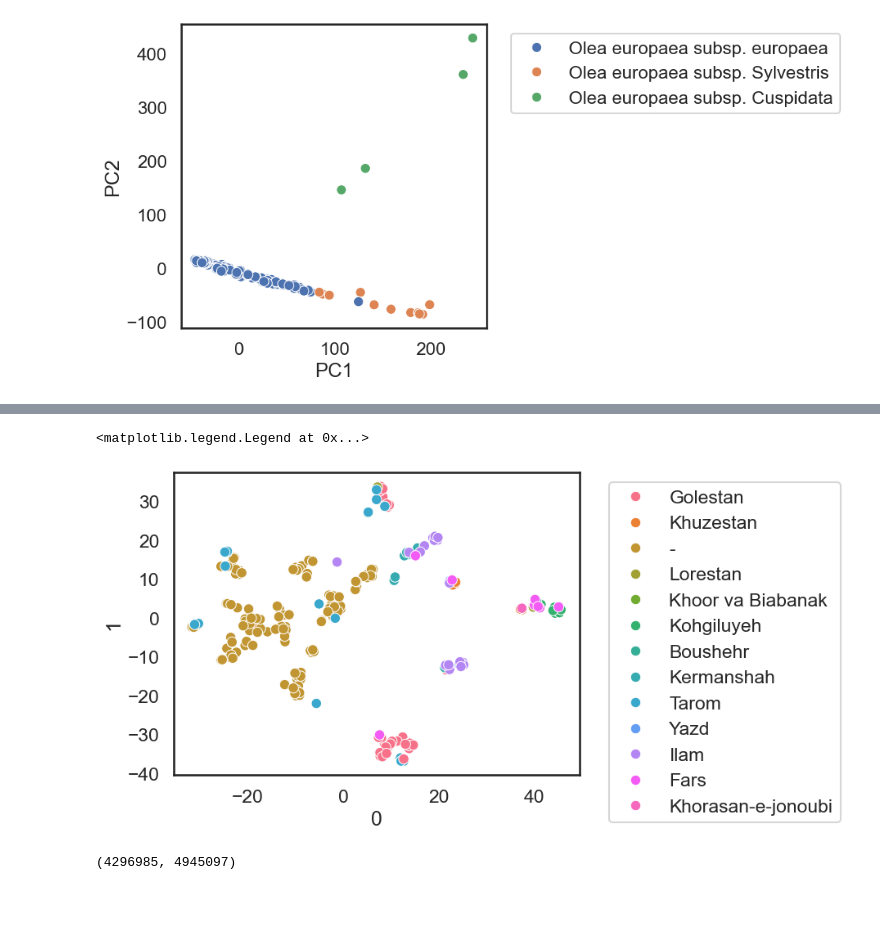
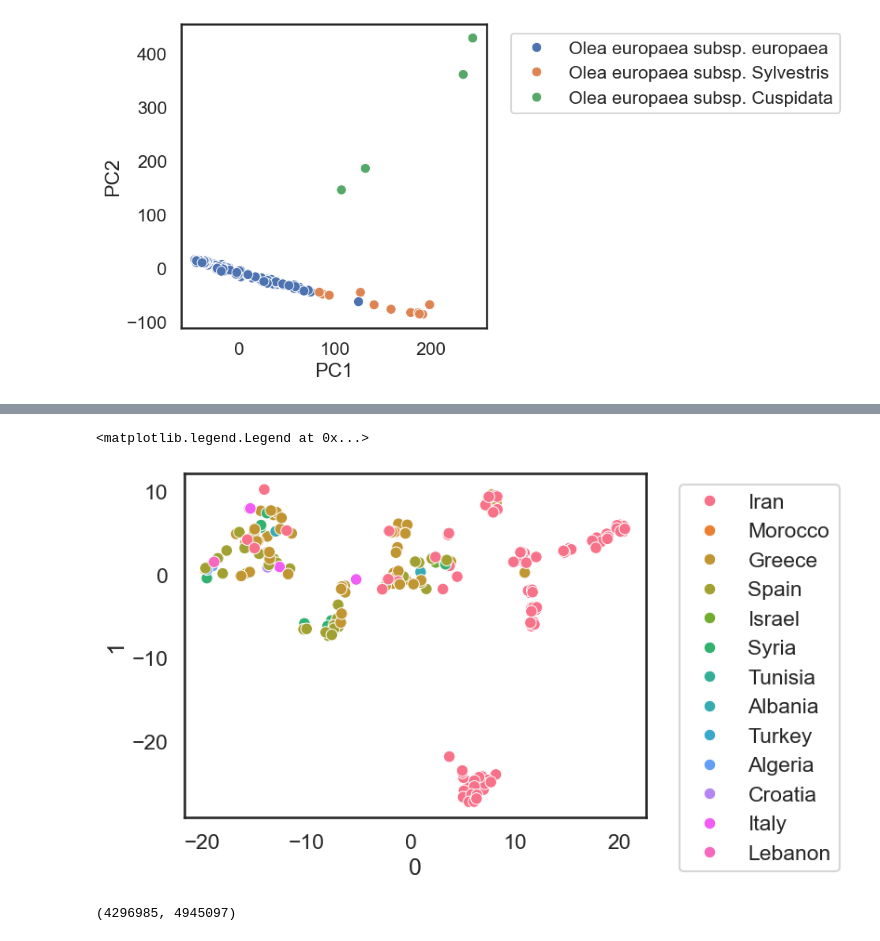
Before and after one commit to acg-team/Olive_STRs, a Jupyter notebook: notebook/preprocessing.ipynb, the cells around one changed output, grey strips where cells are left out. Cells and saved outputs as stored; diff of their text form; code cells hidden in the pictures; blank space fills up the shorter version.

```diff
--- a/notebook/preprocessing.ipynb
+++ b/notebook/preprocessing.ipynb
@@ -36,13 +40,14 @@ df_str.to_csv("./data/filtered_df.csv")
 # %%
+df_str = pd.read_csv("../data/filtered_df.csv", index_col=0)
 k_imp = SimpleImputer(missing_values = np.nan, strategy = "mean")
 scaler = StandardScaler()
-model = PCA(n_components = 30,
+model = PCA(n_components = 10,
                 random_state=42)
 
 df_imputed = k_imp.fit_transform(df_str.T)
 df_scaled = scaler.fit_transform(df_imputed)
 pca_data = pd.DataFrame(model.fit_transform(df_scaled))
 
-type = [i[:2] for i in df_str.columns]
-pca_data["type"] = type
+supp = pd.read_csv("../data/Geo_loc.csv",  encoding="latin1", sep = ",")
 pca_data["sample"] = df_str.columns
+pca_data = pd.merge(pca_data, supp, left_on="sample", right_on="ID")
@@ -116,9 +65,14 @@ Returning the number of logical cores instead. You can silence this warning by s
-# %%
-sns.scatterplot(data = tsne_res, x = 0, y = 1, hue = "Provience")
-plt.legend(bbox_to_anchor=(1.05, 1), loc="upper left")
-# %% [output]
-<matplotlib.legend.Legend at 0x...>
-[figure, removed]
+# %%
+pca_part = pca_data.query("Subspecies in ['Olea europaea subsp. europaea', 'Olea europaea subsp. Sylvestris']")
+X_embedded = TSNE(n_components=2, learning_rate='auto',
+                  init='random', perplexity=20, random_state=4).fit_transform(pca_part.iloc[:,:10])
+tsne_res = pd.DataFrame(X_embedded)
+tsne_res["Country"] = pca_part["Country"]
+sns.scatterplot(data = tsne_res, x = 0, y = 1, hue = "Country")
+plt.legend(bbox_to_anchor=(1.05, 1), loc="upper left")
+# %% [output]
+<matplotlib.legend.Legend at 0x...>
+[figure, added]
 # %%
 X_data = df_scaled
 X_pos = np.clip(X_data, a_min=0, a_max=None)        # keep only values above mean
```
Also changed, not shown: parts of 6 cells of this notebook.
